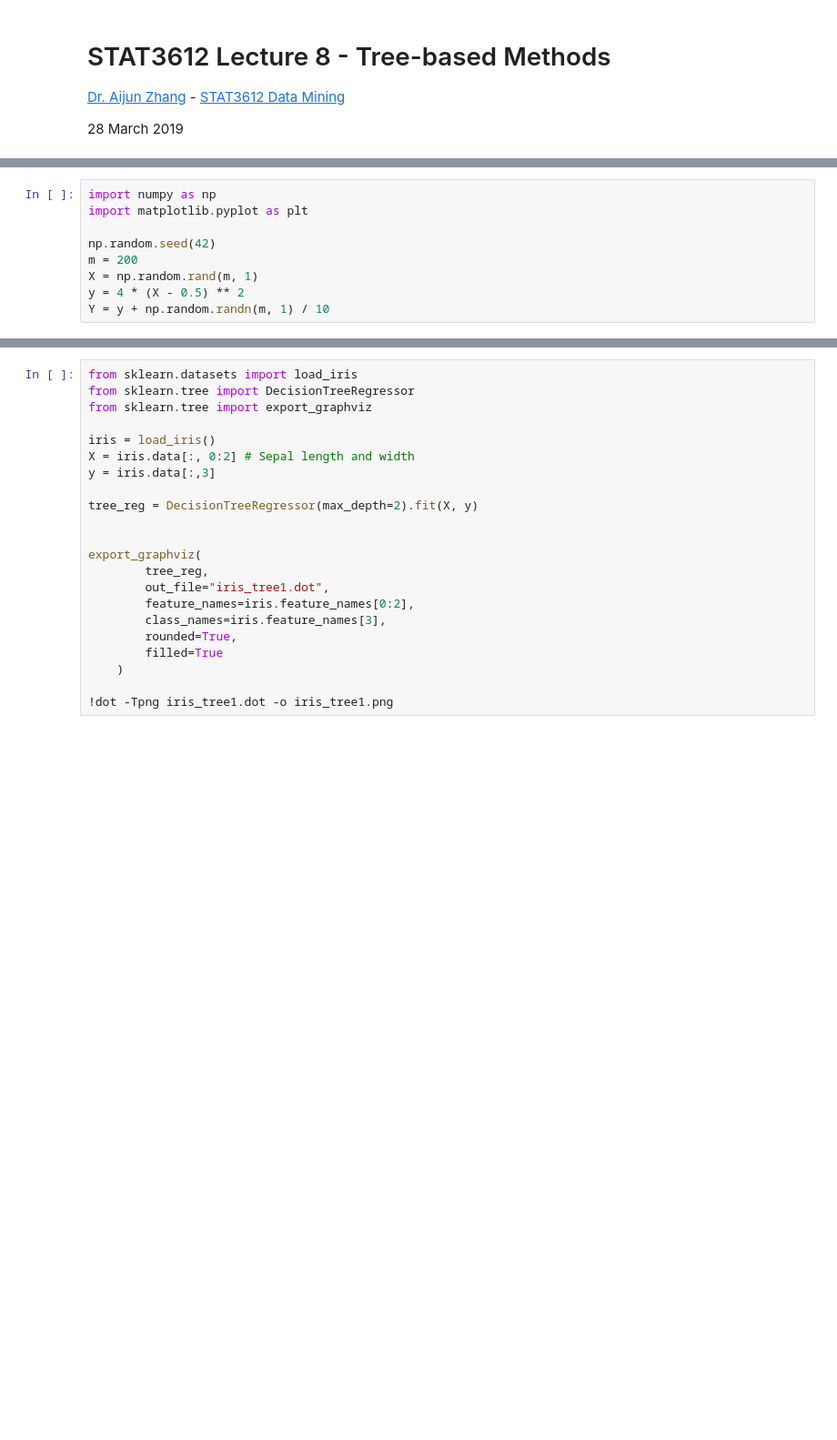
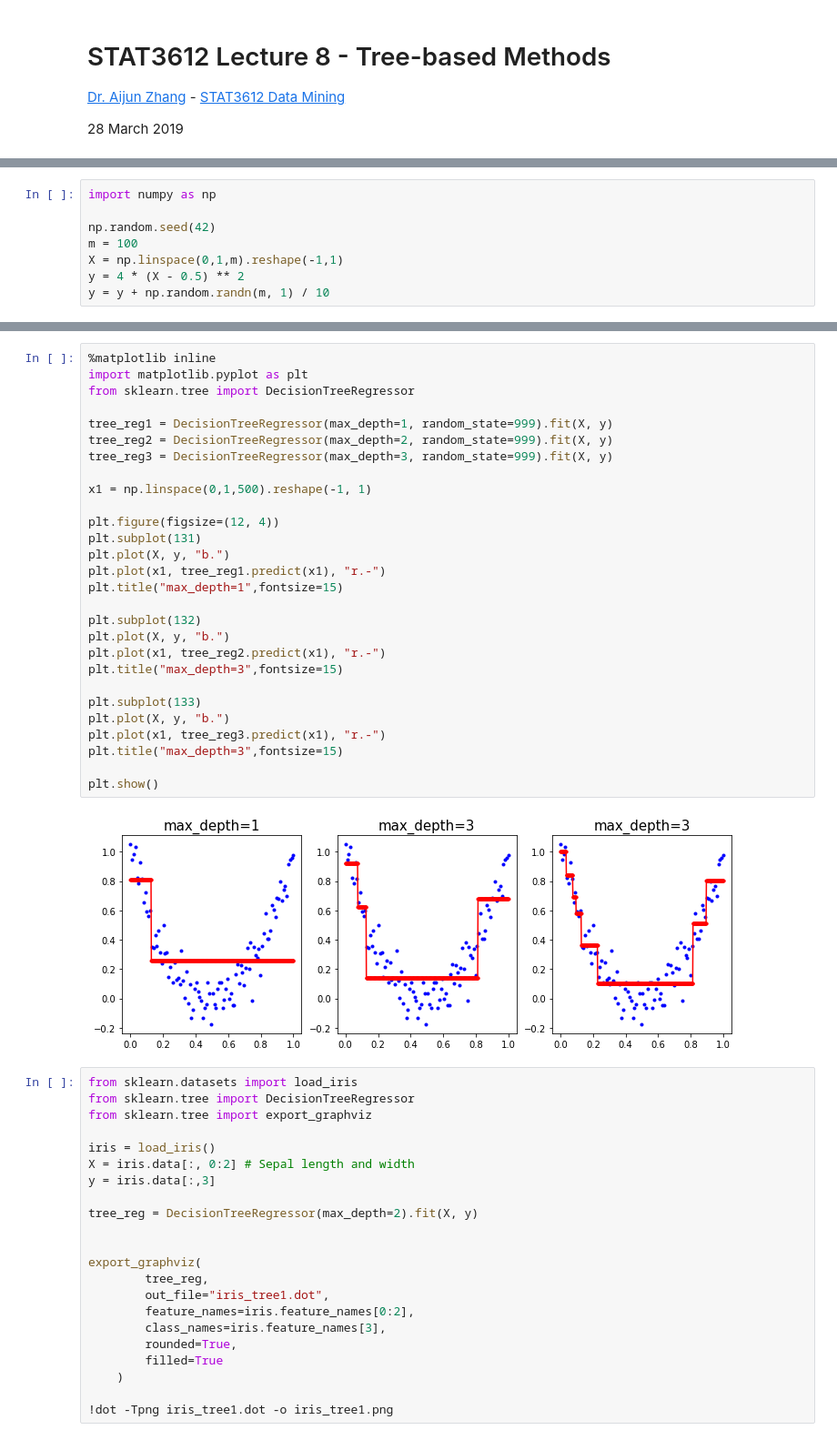
Before and after one commit to anhnguyendepocen/Stat3612, a Jupyter notebook: Lecture8/Lecture8 Tree_based Methods.ipynb, the cells around one changed output, grey strips where cells are left out. Shown at 91% size. Drawn from its saved outputs; the diff is of its cells as text; blank space fills up the shorter version.

```diff
--- a/Lecture8/Lecture8 Tree_based Methods.ipynb
+++ b/Lecture8/Lecture8 Tree_based Methods.ipynb
@@ -9,9 +11,8 @@
 # %%
 import numpy as np
-import matplotlib.pyplot as plt
 
 np.random.seed(42)
-m = 200
-X = np.random.rand(m, 1)
+m = 100
+X = np.linspace(0,1,m).reshape(-1,1)
 y = 4 * (X - 0.5) ** 2
-Y = y + np.random.randn(m, 1) / 10
+y = y + np.random.randn(m, 1) / 10
@@ -58,3 +19,33 @@ plt.show()
+# %%
+%matplotlib inline
+import matplotlib.pyplot as plt
+from sklearn.tree import DecisionTreeRegressor
+
+tree_reg1 = DecisionTreeRegressor(max_depth=1, random_state=999).fit(X, y)
+tree_reg2 = DecisionTreeRegressor(max_depth=2, random_state=999).fit(X, y)
+tree_reg3 = DecisionTreeRegressor(max_depth=3, random_state=999).fit(X, y)
+
+x1 = np.linspace(0,1,500).reshape(-1, 1)
+
+plt.figure(figsize=(12, 4))
+plt.subplot(131)
+plt.plot(X, y, "b.")
+plt.plot(x1, tree_reg1.predict(x1), "r.-")
+plt.title("max_depth=1",fontsize=15)
+
+plt.subplot(132)
+plt.plot(X, y, "b.")
+plt.plot(x1, tree_reg2.predict(x1), "r.-")
+plt.title("max_depth=3",fontsize=15)
+
+plt.subplot(133)
+plt.plot(X, y, "b.")
+plt.plot(x1, tree_reg3.predict(x1), "r.-")
+plt.title("max_depth=3",fontsize=15)
+
+plt.show()
+# %% [output]
+[figure, added]
 # %%
 from sklearn.datasets import load_iris
 from sklearn.tree import DecisionTreeRegressor
```
Also changed, not shown: parts of 10 cells of this notebook, 4 other files.
